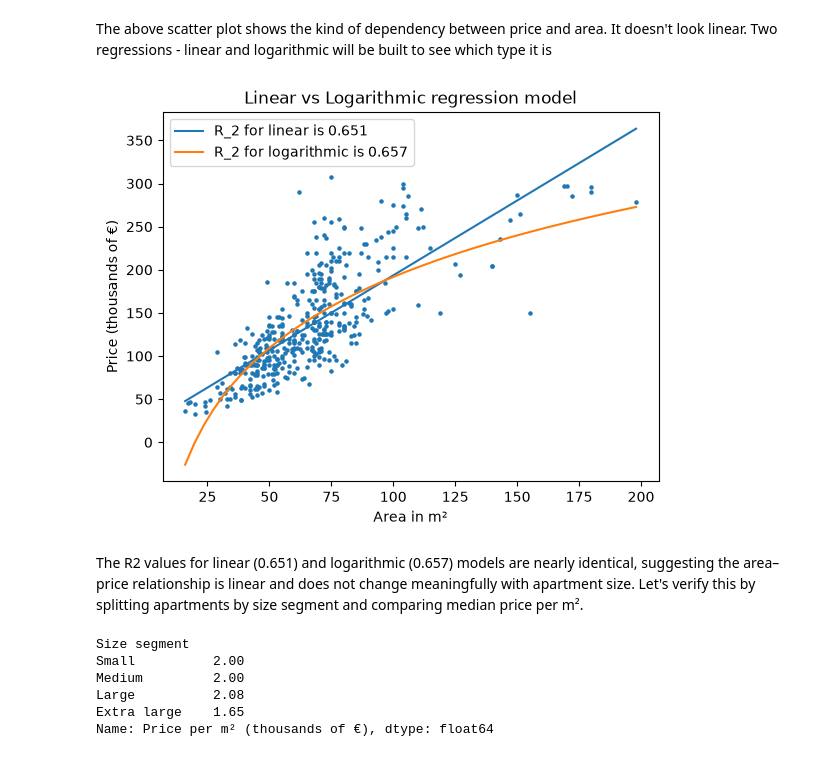
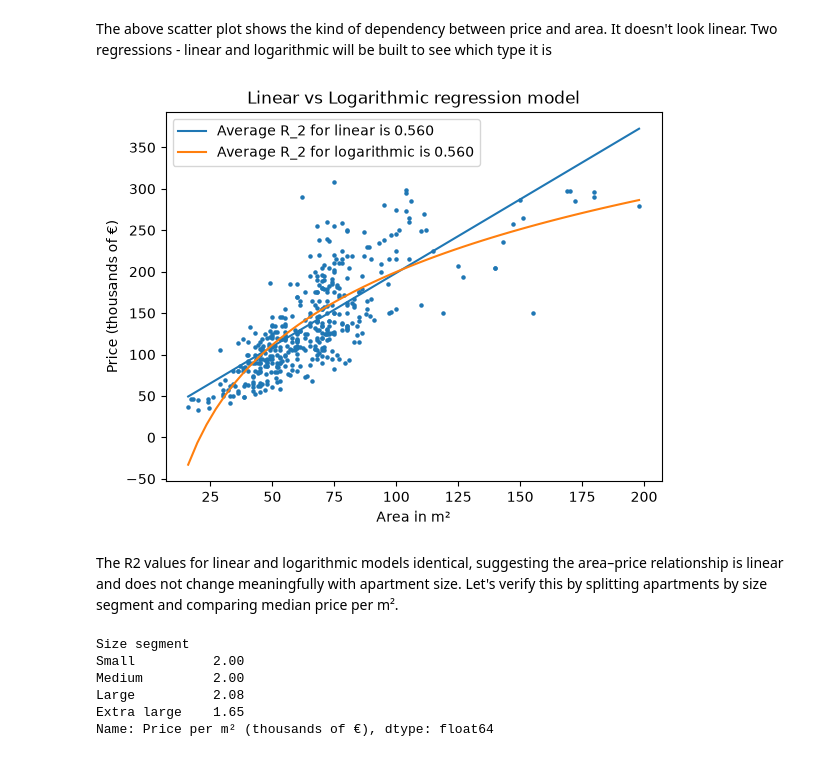
Before and after one commit to Rhikognize/real-estate-analysis, a Jupyter notebook: notebooks/Real Estate Analysis.ipynb, the cells around one changed output. Saved outputs shown, nothing was run; the diff lists cells and outputs as text; code cells hidden in the pictures.

```diff
--- a/notebooks/Real Estate Analysis.ipynb
+++ b/notebooks/Real Estate Analysis.ipynb
@@ -465,0 +397,4 @@ Name: Price (thousands of €), dtype: float64
+# %%
+with open("../sql/queries/03_top10.sql", encoding = 'utf-8') as f:
+    query = f.read()
+top_10 = pd.read_sql_query(query,conn)
@@ -465,0 +408,5 @@ Name: Price (thousands of €), dtype: float64
+# %%
+with open("../sql/queries/02_sector_avg.sql", encoding = 'utf-8') as f:
+    query = f.read()
+mean_sector1 = pd.read_sql_query(query,conn)
+mean_sector1
@@ -525,9 +479,7 @@ For this, a copy of df_aparts will be created. Outliers will be deleted with use
 # %% [markdown]
 # Creating the model
 # %%
-df_model = df_aparts.copy()
+df_model = df.copy()
-# %%
-df_model['Sector'] = LabelEncoder().fit_transform(df_model['Sector'])
 # %% [markdown]
 I will remove outliers with IQR for a better Linear Regression model.
 # %%
@@ -572,30 +524,34 @@ plt.show()
 # %%
 #Linear
 X = df_model['Area m²'].values.reshape(-1,1)
 Y = df_model['Price (thousands of €)'].values
 X_train, X_test, y_train, y_test = train_test_split(X, Y, test_size=0.2, random_state=42)
 
 linear_model = LinearRegression().fit(X_train,y_train)
 r2_linear = r2_score(y_test,linear_model.predict(X_test))
 # Logarithmic
 log_model = LinearRegression().fit(np.log(X_train),y_train)
 r2_log = r2_score(y_test,log_model.predict(np.log(X_test)))
 
+cross_val_score_linear = cross_val_score(linear_model,X_train,y_train,cv=5,scoring='r2').mean()
+cross_val_score_logarithmic = cross_val_score(log_model,X_train,y_train,cv=5,scoring='r2').mean()
+
+
 x_range = np.linspace(X.min(),X.max(),50).reshape(-1,1)
 plt.scatter(X,Y,5)
-plt.plot(x_range,linear_model.predict(x_range), label = f'R_2 for linear is {r2_linear:.3f}')
+plt.plot(x_range,linear_model.predict(x_range), label = f'Average R_2 for linear is {cross_val_score_linear:.3f}')
 
-plt.plot(x_range, log_model.predict(np.log(x_range)), label = f'R_2 for logarithmic is {r2_log:.3f}')
+plt.plot(x_range, log_model.predict(np.log(x_range)), label = f'Average R_2 for logarithmic is {cross_val_score_logarithmic:.3f}')
 
 plt.title('Linear vs Logarithmic regression model')
 plt.xlabel('Area in m²')
 plt.ylabel('Price (thousands of €)')
 plt.legend()
 plt.show()
 # %% [output]
-[figure, old version]
+[figure, new version]
 # %% [markdown]
-The R2 values for linear (0.651) and logarithmic (0.657) models are nearly identical, suggesting the area–price relationship is linear and does not change meaningfully with apartment size. Let's verify this by splitting apartments by size segment and comparing median price per m².
+The R2 values for linear and logarithmic models identical, suggesting the area–price relationship is linear and does not change meaningfully with apartment size. Let's verify this by splitting apartments by size segment and comparing median price per m².
 # %%
 # Check average price/m² by size segment
 df_model['Size segment'] = pd.cut(df_model['Area m²'],
```
Also changed, not shown: parts of 93 cells of this notebook.
